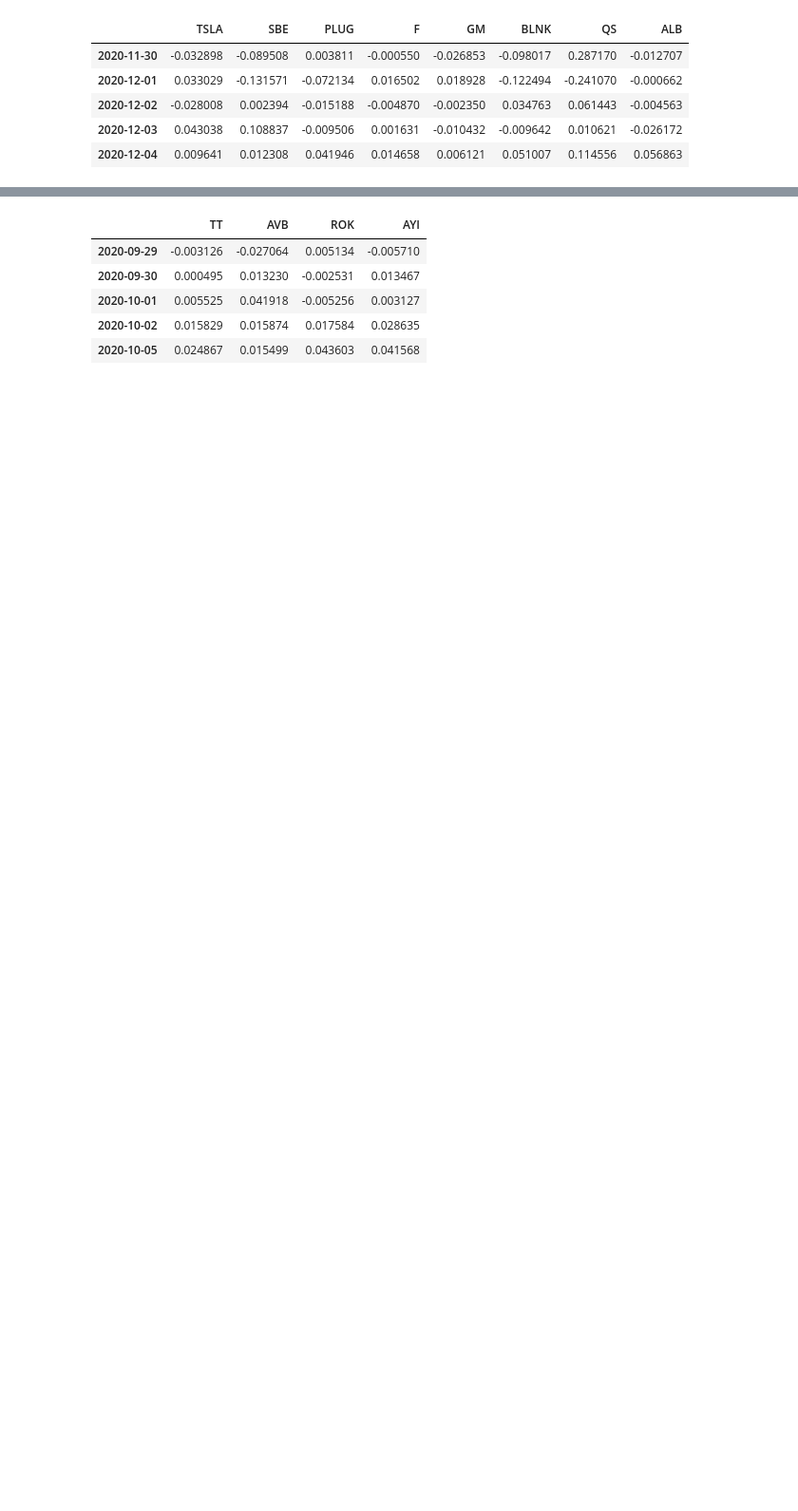
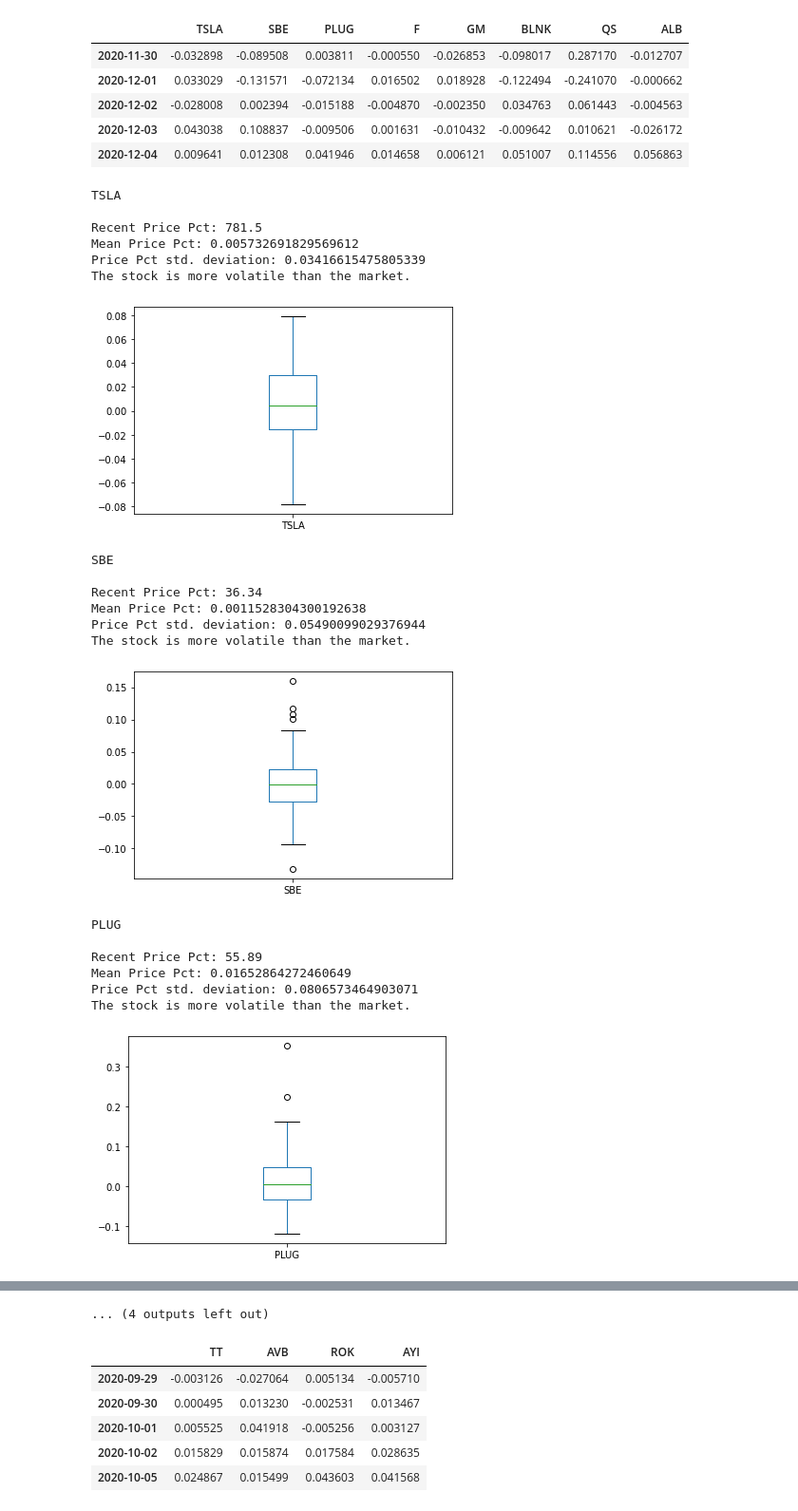
Before and after one commit to pstgeme/portfolio_analyzer, a Jupyter notebook: project_1.ipynb, the cells around one changed output, grey strips where cells are left out. Shown: that part at 95% size. Saved outputs shown, nothing was run; the diff lists cells and outputs as text; code cells hidden in the pictures; blank space fills up the shorter version.

Commit message:
Generated basic market analysis of all individual assets within each portfolio with box plot for each. Comparison of std with spy (s&p 500 index etf) included to assess for volatility)

```diff
--- a/project_1.ipynb
+++ b/project_1.ipynb
@@ -179,0 +202,4 @@ green_agriculture_df.head()
+# %%
+# Create a function named 'calculate_standard_deviation'.
+def calculate_standard_deviation(portfolio_ticker):
+    return (calculate_variance(portfolio_ticker)) ** (1 / 2)
@@ -201,3 +234,18 @@ df_daily_returns_spy.head()
 | 2020-10-01 | 0.006390 |
 | 2020-10-02 | -0.009376 |
 | 2020-10-05 | 0.017552 |
+# %%
+# Get most recent price
+spy_recent_price = spy_df["SPY"]["close"][-1]
+
+# Calculate the mean price percent change
+spy_mean = calculate_mean(df_daily_returns_spy["SPY"])
+
+# Calculate the standard deviation of the percent change
+spy_std = calculate_standard_deviation(df_daily_returns_spy["SPY"])
+
+# Print the stock name and calculated statistics
+print("SPY")
+print(f"Recent Price Pct: {spy_recent_price}")
+print(f"Mean Price Pct: {spy_mean}")
+print(f"Price Pct std. deviation: {spy_std}")
@@ -226,3 +279,51 @@ df_daily_returns_green_auto.head()
 | 2020-12-02 | -0.028008 | 0.002394 | -0.015188 | -0.004870 | -0.002350 | 0.034763 | 0.061443 | -0.004563 |
 | 2020-12-03 | 0.043038 | 0.108837 | -0.009506 | 0.001631 | -0.010432 | -0.009642 | 0.010621 | -0.026172 |
 | 2020-12-04 | 0.009641 | 0.012308 | 0.041946 | 0.014658 | 0.006121 | 0.051007 | 0.114556 | 0.056863 |
+# %%
+# Loop through the stocks in the green_auto portfolio and compare their performance
+# with the sp500.
+for stock_ticker in df_daily_returns_green_auto:
+
+    # Get most recent price
+    stock_recent_price = green_auto_df[stock_ticker]["close"][-1]
+
+    # Calculate the mean price percent change
+    stock_mean = calculate_mean(df_daily_returns_green_auto[stock_ticker])
+
+    # Calculate the standard deviation of the percent change
+    stock_std = calculate_standard_deviation(df_daily_returns_green_auto[stock_ticker])
+
+    # Print the stock name and calculated statistics
+    print(f"{stock_ticker}\n")
+    print(f"Recent Price Pct: {stock_recent_price}")
+    print(f"Mean Price Pct: {stock_mean}")
+    print(f"Price Pct std. deviation: {stock_std}")
+
+    # Compare the stock's volatility with the underlying market
+    compare_volatility(stock_std, spy_std)
+
+    df_daily_returns_green_auto[stock_ticker].plot.box()
+    plt.show()
+    print("\n")
+# %% [output]
+TSLA
+
+Recent Price Pct: 781.5
+Mean Price Pct: 0.005732691829569612
+Price Pct std. deviation: 0.03416615475805339
+The stock is more volatile than the market.
+[figure, added]
+SBE
+
+Recent Price Pct: 36.34
+Mean Price Pct: 0.0011528304300192638
+Price Pct std. deviation: 0.05490099029376944
+The stock is more volatile than the market.
+[figure, added]
+PLUG
+
+Recent Price Pct: 55.89
+Mean Price Pct: 0.01652864272460649
+Price Pct std. deviation: 0.0806573464903071
+The stock is more volatile than the market.
+[figure, added]
@@ -229,3 +351,4 @@ df_daily_returns_green_auto.head()
+... (4 outputs left out)
 # %%
 #GENERATE MARKET ANALYSIS REPORT FOR GREEN_BUILDING PORTFOLIO
 # %%
```
Also changed, not shown: parts of 13 cells of this notebook.
